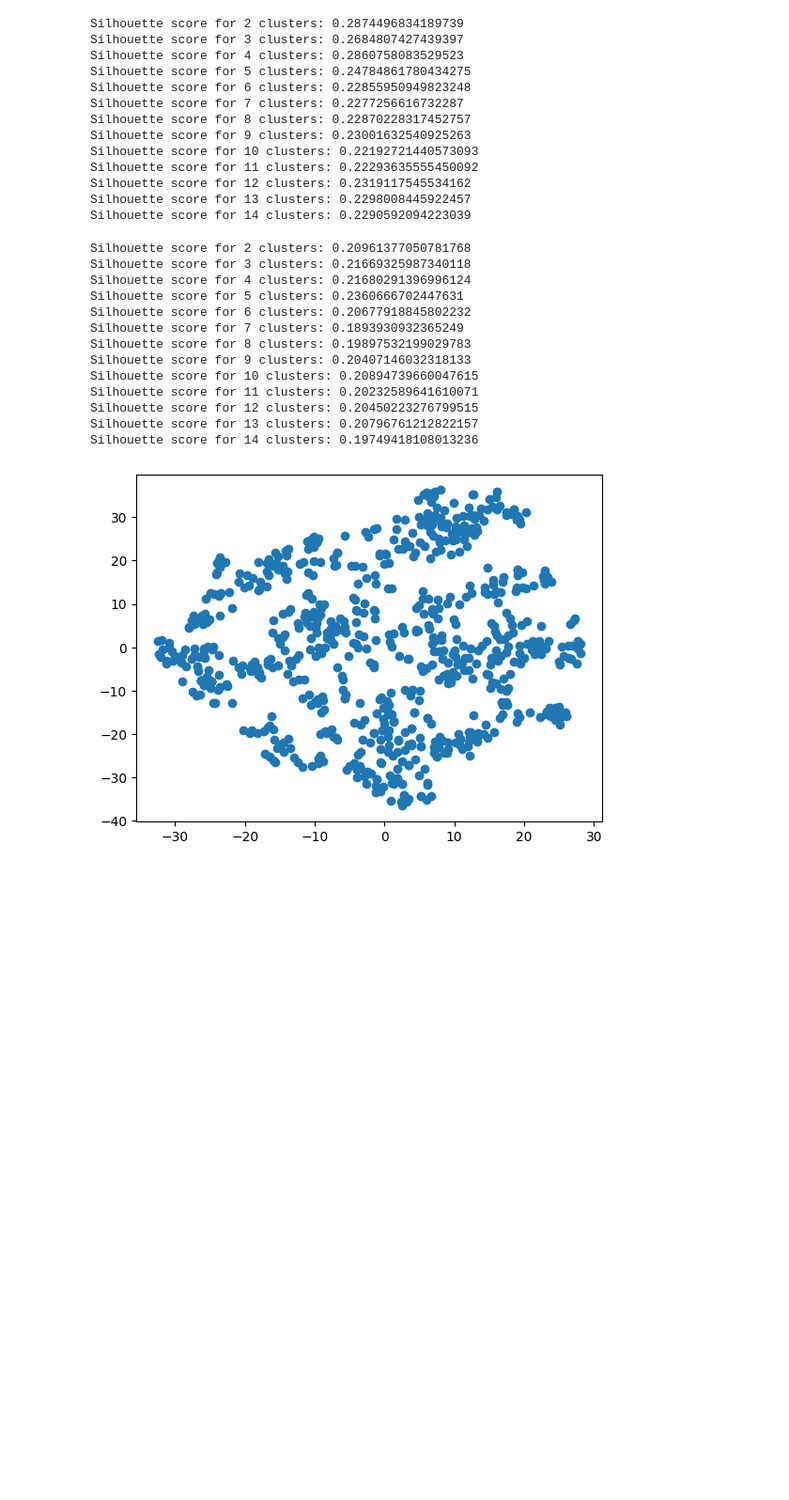
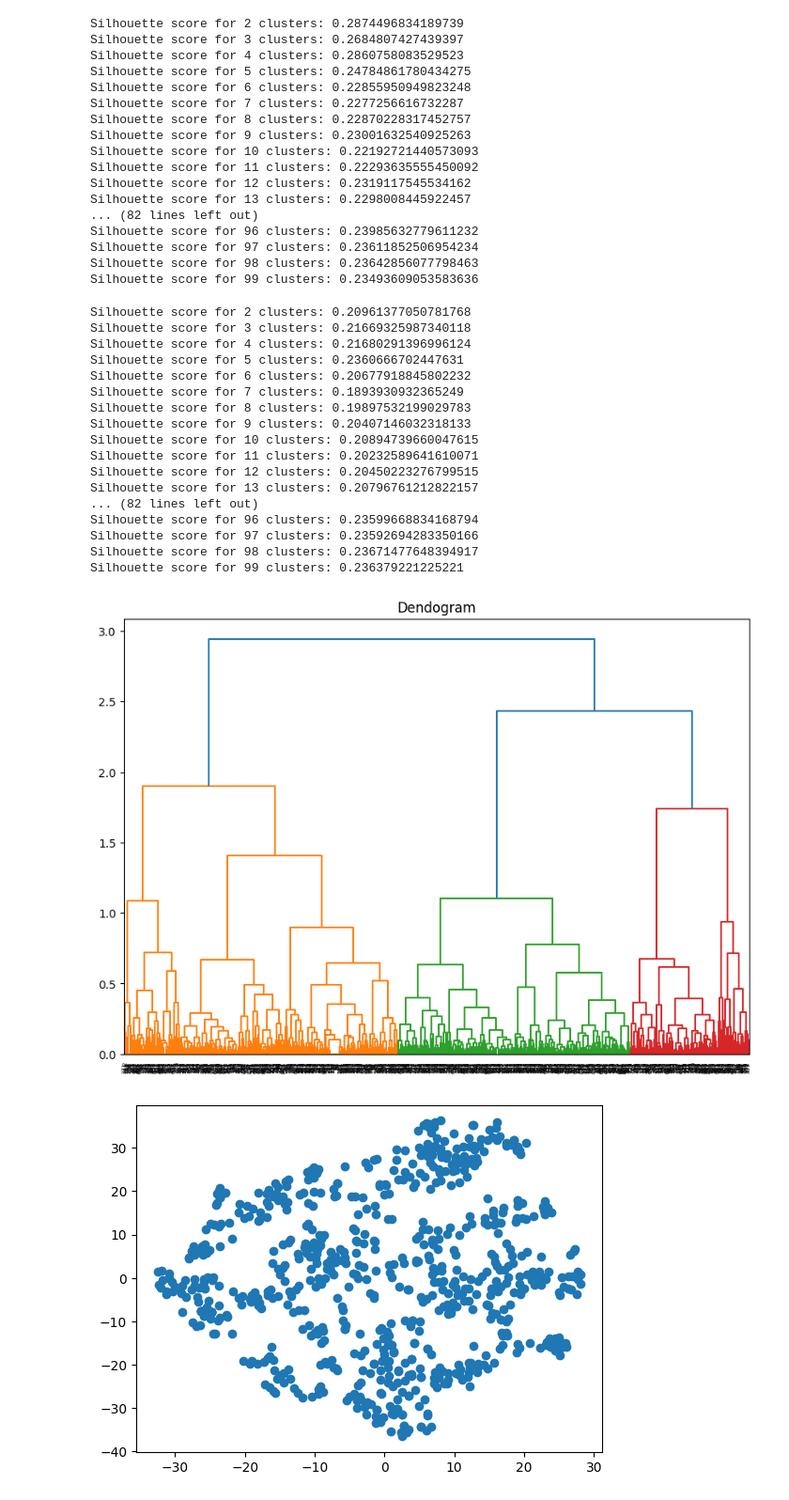
Before and after one commit to Dominule/qsAMPr, a Jupyter notebook: src/basic_clustering.ipynb, the cells around one changed output. Shown: that part at 94% size. Saved outputs shown, nothing was run; the diff lists cells and outputs as text; code cells hidden in the pictures; blank space fills up the shorter version.

Commit message:
clustering

```diff
--- a/src/basic_clustering.ipynb
+++ b/src/basic_clustering.ipynb
@@ -2,11 +2,13 @@
 import pandas as pd
 df = pd.read_csv("../data/examples_DBAASP/descriptors_positive_staphylococcus.csv")
 # %%
+# KMeans clustering
+
 from sklearn import metrics
 from sklearn.cluster import KMeans
 
 silhouette_scores = []
-for i in range(2, 15):
+for i in range(2, 100):
     kmeans = KMeans(n_clusters=i, random_state=0).fit(df)
     score = metrics.silhouette_score(df, kmeans.labels_, metric='euclidean')
     silhouette_scores.append(score)
@@ -24,13 +26,19 @@ Silhouette score for 10 clusters: 0.22192721440573093
 Silhouette score for 11 clusters: 0.22293635555450092
 Silhouette score for 12 clusters: 0.2319117545534162
 Silhouette score for 13 clusters: 0.2298008445922457
-Silhouette score for 14 clusters: 0.2290592094223039
+... (82 lines left out)
+Silhouette score for 96 clusters: 0.23985632779611232
+Silhouette score for 97 clusters: 0.23611852506954234
+Silhouette score for 98 clusters: 0.23642856077798463
+Silhouette score for 99 clusters: 0.23493609053583636
 # %%
+# Agglomerative clustering
+
 from sklearn import metrics
 from sklearn.cluster import AgglomerativeClustering
 
 silhouette_scores = []
-for i in range(2, 15):
+for i in range(2, 100):
     agg = AgglomerativeClustering(n_clusters=i).fit(df)
     score = metrics.silhouette_score(df, agg.labels_, metric='euclidean')
     silhouette_scores.append(score)
@@ -48,5 +56,21 @@ Silhouette score for 10 clusters: 0.20894739660047615
 Silhouette score for 11 clusters: 0.20232589641610071
 Silhouette score for 12 clusters: 0.20450223276799515
 Silhouette score for 13 clusters: 0.20796761212822157
-Silhouette score for 14 clusters: 0.19749418108013236
+... (82 lines left out)
+Silhouette score for 96 clusters: 0.23599668834168794
+Silhouette score for 97 clusters: 0.23592694283350166
+Silhouette score for 98 clusters: 0.23671477648394917
+Silhouette score for 99 clusters: 0.236379221225221
+# %%
+# dendrogram visualization - hierarchical clustering
+import scipy.cluster.hierarchy as shc
+import matplotlib.pyplot as plt
+
+plt.figure(figsize=(10, 7))
+plt.title("Dendogram")
+dend = shc.dendrogram(shc.linkage(df, method='ward'))
+
+plt.show()
+# %% [output]
+[figure, added]
 # %%
```
Also changed, not shown: parts of 1 cell of this notebook.
